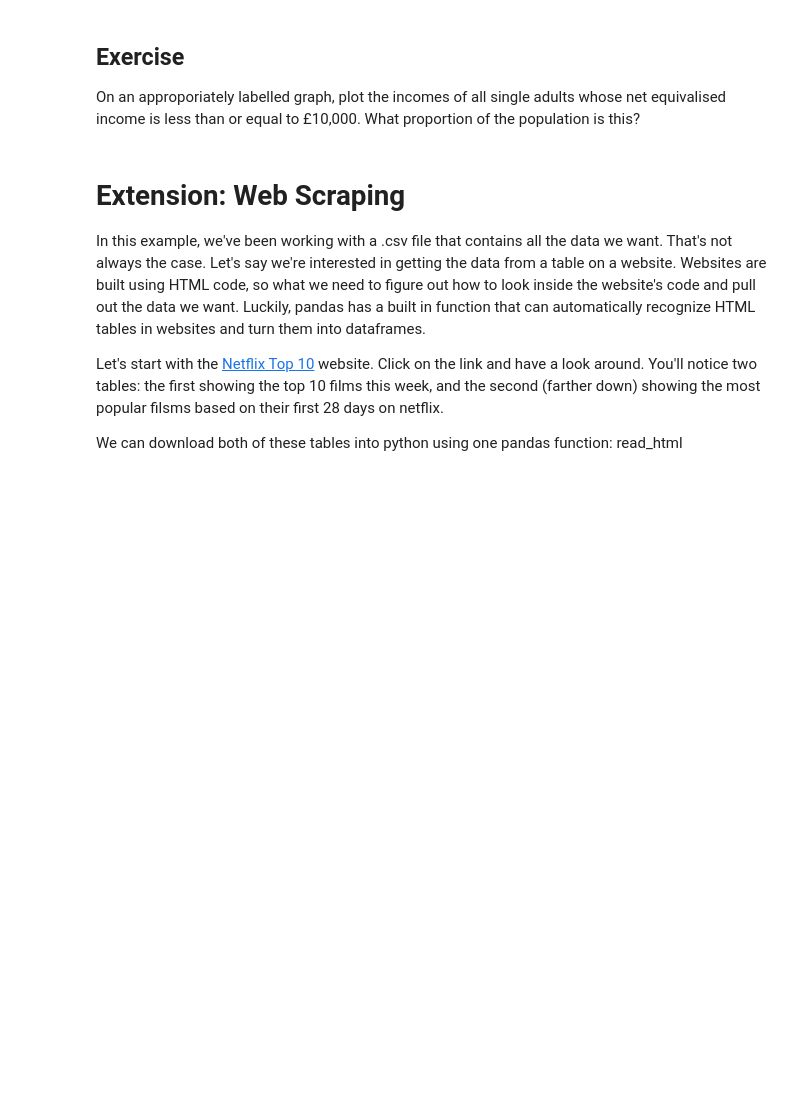
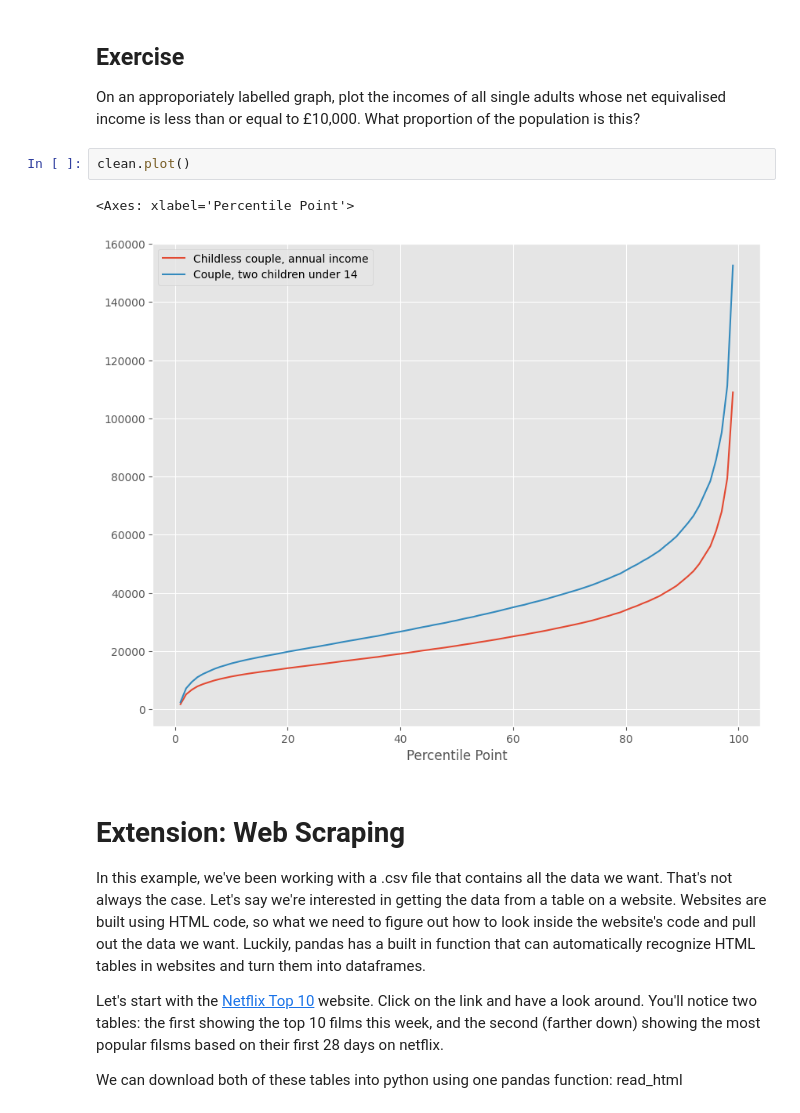
Before and after one commit to Aphra2/QM2, a Jupyter notebook: notebooks/W02. Pandas.ipynb, the cells around one changed output. Saved outputs shown, nothing was run; the diff lists cells and outputs as text; blank space fills up the shorter version.

```diff
--- a/notebooks/W02. Pandas.ipynb
+++ b/notebooks/W02. Pandas.ipynb
@@ -345,6 +355,11 @@ We won't dwell on comparative operative, here we've used ">" to mean "is greater
 # %% [markdown]
 ## Exercise
 On an approporiately labelled graph, plot the incomes of all single adults whose net equivalised income is less than or equal to £10,000. What proportion of the population is this?
+# %%
+clean.plot()
+# %% [output]
+<Axes: xlabel='Percentile Point'>
+[figure, added]
 # %% [markdown]
 # Extension: Web Scraping
 
```
Also changed, not shown: parts of 6 cells of this notebook.
